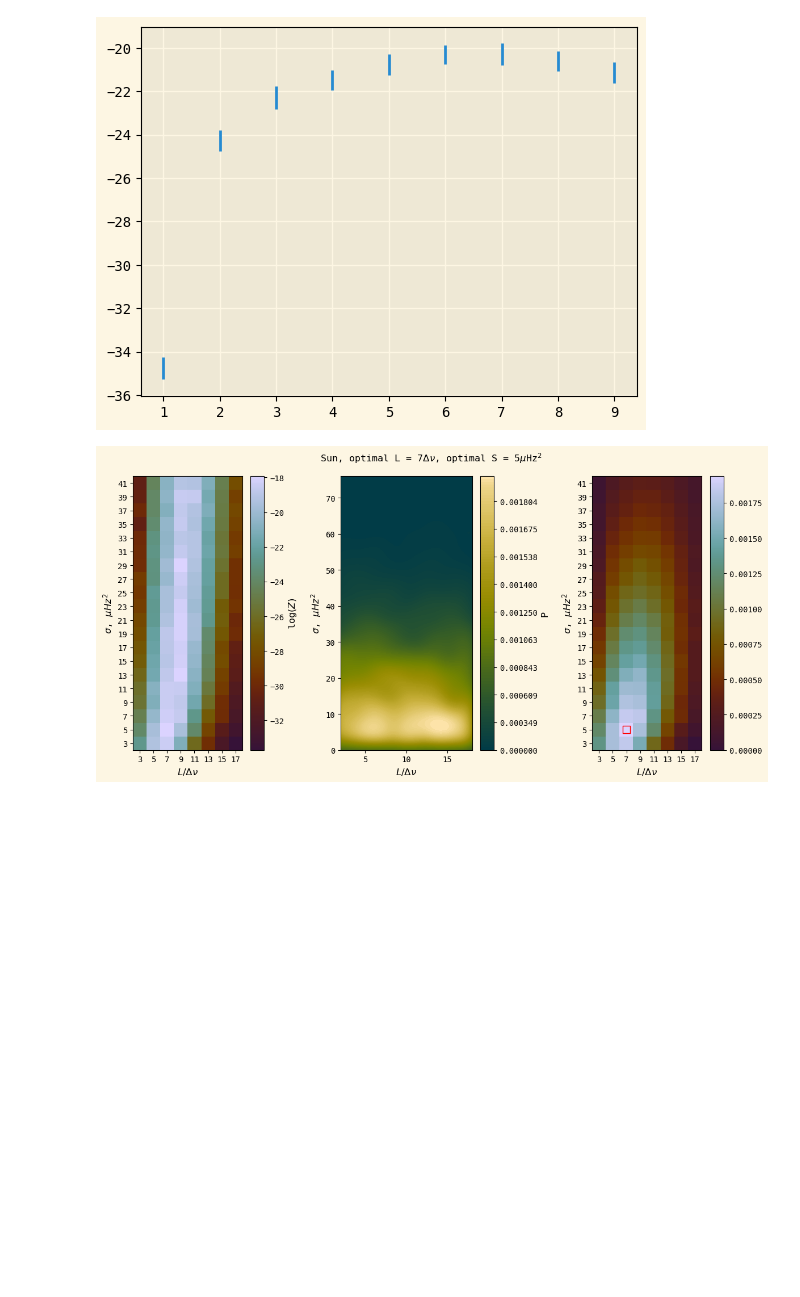
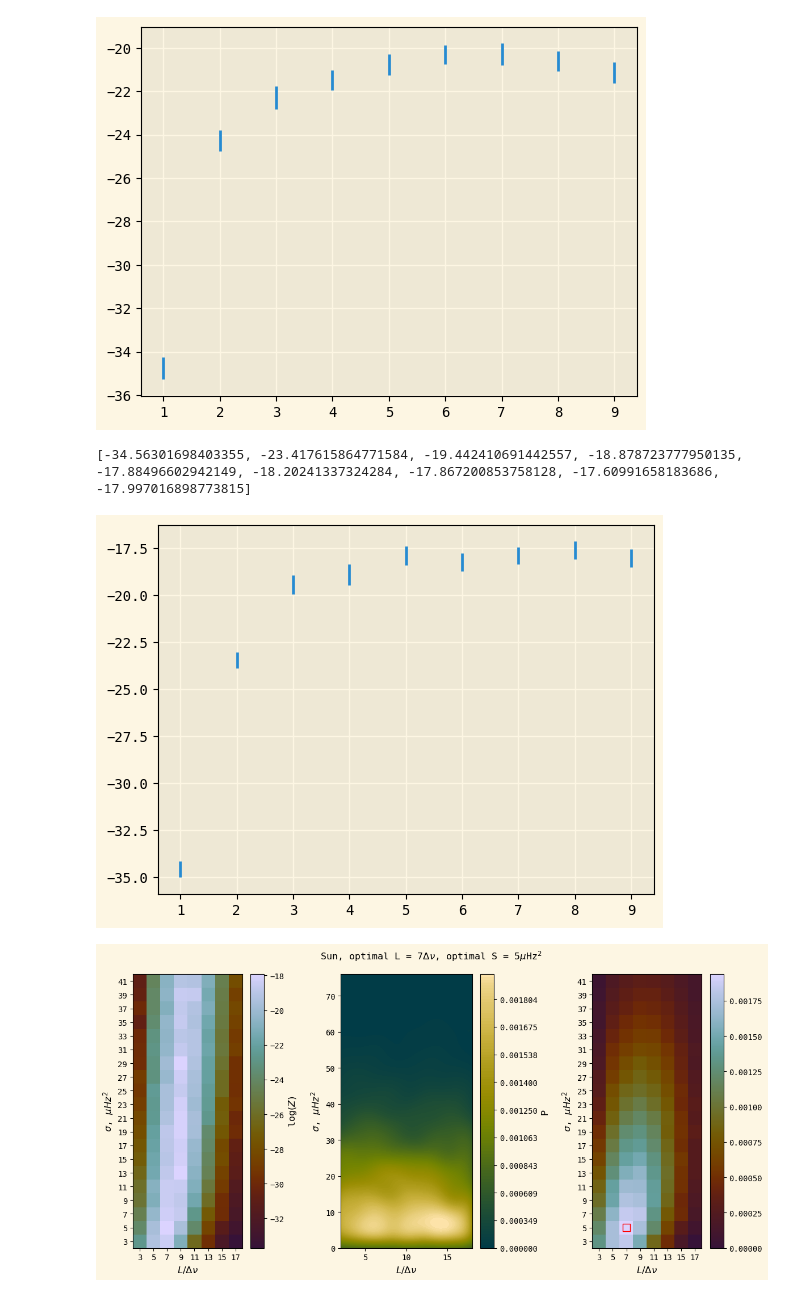
Before and after one commit to ojscutt/ultranest-pitchfork, a Jupyter notebook: gp-test.ipynb, the cells around one changed output. Drawn from its saved outputs; the diff is of its cells as text; code cells hidden in the pictures; blank space fills up the shorter version.

```diff
--- a/gp-test.ipynb
+++ b/gp-test.ipynb
@@ -308,6 +313,32 @@ print(logz_list)
 # %% [output]
 [-34.76873822775458, -24.26849762465997, -22.29015960226502, -21.484199826637134, -20.765058613774002, -20.310725462543335, -20.28837128751287, -20.598522270028628, -21.129796118224213]
 [figure]
+# %%
+star_name = '16Cyg/16CygB'
+
+samples_path = f'stars/{star_name}/gp-test3'
+
+logz_list = []
+logzerr_list = []
+
+L = [1,2,3,4,5,6,7,8,9]
+S = [4]
+
+for s in S:
+    for l in L:
+        with open(samples_path+f'/samples_s{s}_l{l}.pkl', 'rb') as fp:
+            samples = pickle.load(fp)
+        logz_list.append(samples['logz'])
+        logzerr_list.append(samples['logzerr'])
+
+fig, ax = plt.subplots()
+
+ax.errorbar(L, logz_list, yerr=logzerr_list, linestyle='')
+
+print(logz_list)
+# %% [output]
+[-34.56301698403355, -23.417615864771584, -19.442410691442557, -18.878723777950135, -17.88496602942149, -18.20241337324284, -17.867200853758128, -17.60991658183686, -17.997016898773815]
+[figure, added]
 # %%
 star_name = 'Sun'
 
```
Also changed, not shown: parts of 1 cell of this notebook, 57 other files.
